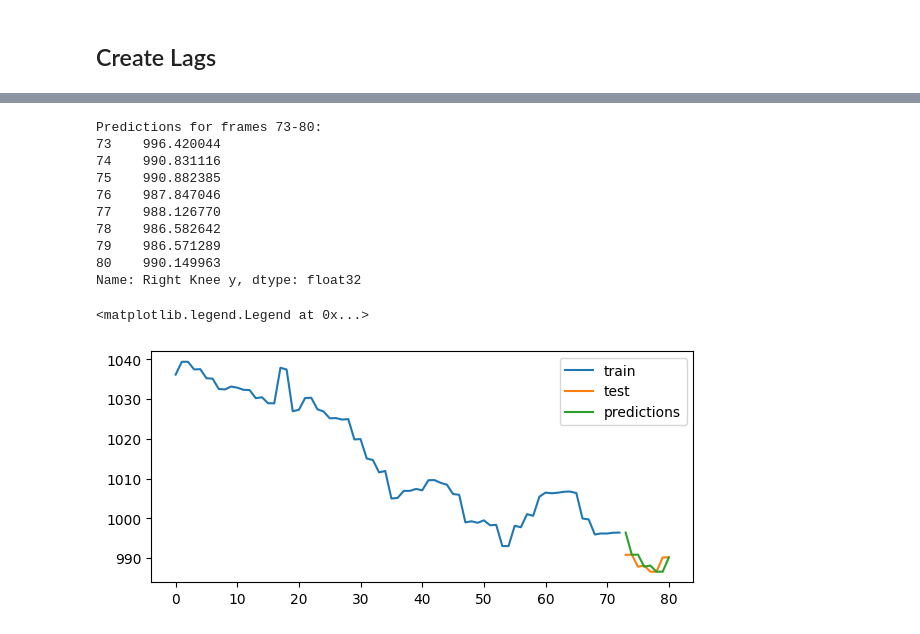
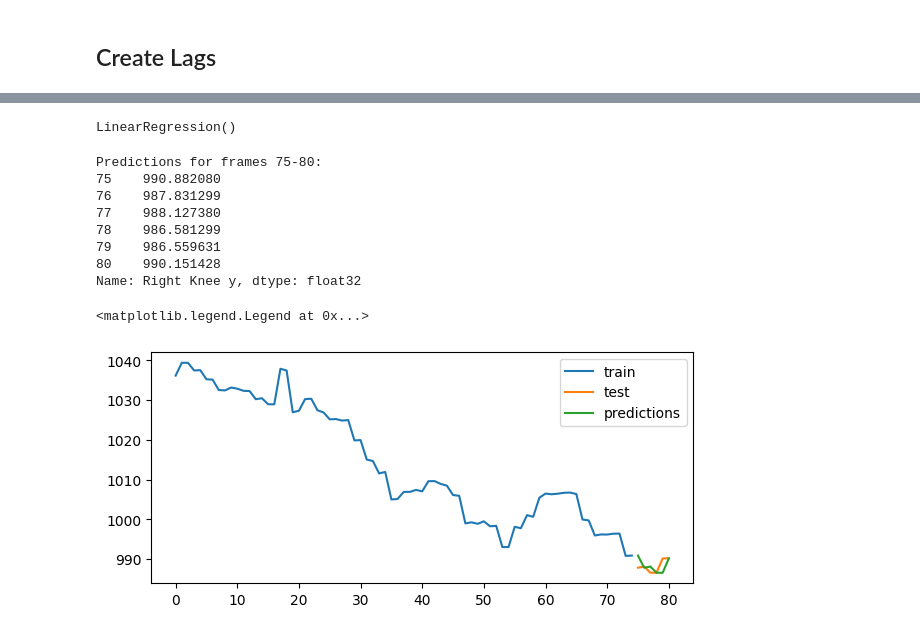
Before and after one commit to trevorZhanTian/Body-Movement-Prediction-with-Time-Series, a Jupyter notebook: main.ipynb, the cells around one changed output, grey strips where cells are left out. Saved outputs shown, nothing was run; the diff lists cells and outputs as text; code cells hidden in the pictures.

```diff
--- a/main.ipynb
+++ b/main.ipynb
@@ -185,5 +177,5 @@ right_knee_y_lag.head()
 # %%
-steps = 16
+steps = 6
 data_train = df['Right Knee y'][:-steps]
 data_test  = df['Right Knee y'][-steps:]
 # %%
@@ -243,3 +235,7 @@ def make_multistep_target(ts, steps):
         {f'y_step_{i + 1}': ts.shift(-i)
          for i in range(steps)},
         axis=1)
+
+
+right_knee_y_lag = make_lags(df['Right Knee y'], 6) # 6 was chosen according to the ACF graph above
+right_knee_y_lag.head()
@@ -251,12 +254,12 @@ from sklearn.model_selection import train_test_split
 X = right_knee_y_lag
 X = X.dropna()
 y = df['Right Knee y'].copy()
-y = make_multistep_target(df['Right Knee y'], steps=8).dropna()
+y = make_multistep_target(df['Right Knee y'], steps=6).dropna()
 
 y, X = y.align(X, join='inner', axis=0)
 
-# Train on frames up to 72, test on frames 73-80, because the lag is 8
-split_point = 72
+# Train on frames up to 74, test on frames 75-80, because the lag is 6
+split_point = 74
 
 X_train = X.loc[:split_point]
 X_test = X.loc[split_point+1:]
@@ -265,6 +268,8 @@ y_test = y.loc[split_point+1:]
 
 model = LinearRegression()
 model.fit(X_train, y_train)
+# %% [output]
+LinearRegression()
 # %%
 from sklearn.multioutput import MultiOutputRegressor
 from xgboost import XGBRegressor
@@ -275,32 +280,30 @@ model.fit(X_train, y_train)
 y_fit = pd.DataFrame(model.predict(X_train), index=X_train.index, columns=y.columns)
 y_pred = pd.DataFrame(model.predict(X_test), index=X_test.index, columns=y.columns)
 # %%
-predictions_73_80 = pd.Series(dtype=float, name='Right Knee y')
+predictions_75_80 = pd.Series(dtype=float, name='Right Knee y')
 
-for target_frame in range(73, 81):
-    source_frame = target_frame - 8  # 8 steps back
+for target_frame in range(75, 81):
+    source_frame = target_frame - 6  # 6 steps back
     if source_frame in X_train.index:
-        predictions_73_80[target_frame] = y_fit.loc[source_frame, 'y_step_8']
+        predictions_75_80[target_frame] = y_fit.loc[source_frame, 'y_step_6']
 
-print("Predictions for frames 73-80:")
-print(predictions_73_80)
+print("Predictions for frames 75-80:")
+print(predictions_75_80)
 # %% [output]
-Predictions for frames 73-80:
-73    996.420044
-74    990.831116
-75    990.882385
-76    987.847046
-77    988.126770
-78    986.582642
-79    986.571289
-80    990.149963
+Predictions for frames 75-80:
+75    990.882080
+76    987.831299
+77    988.127380
+78    986.581299
+79    986.559631
+80    990.151428
 Name: Right Knee y, dtype: float32
 # %%
 fig, ax = plt.subplots(figsize=(7, 3))
-df['Right Knee y'].loc[:72].plot(ax=ax, label='train')
-df['Right Knee y'].loc[73:80].plot(ax=ax, label='test')
-predictions_73_80.plot(ax=ax, label='predictions')
+df['Right Knee y'].loc[:74].plot(ax=ax, label='train')
+df['Right Knee y'].loc[75:80].plot(ax=ax, label='test')
+predictions_75_80.plot(ax=ax, label='predictions')
 ax.legend()
 # %% [output]
 <matplotlib.legend.Legend at 0x...>
-[figure, old version]
+[figure, new version]
```
Also changed, not shown: parts of 19 cells of this notebook.
